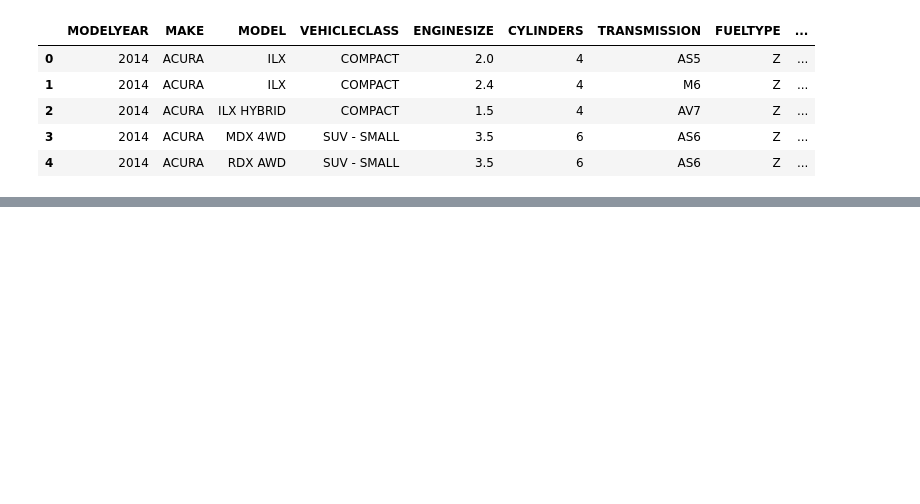
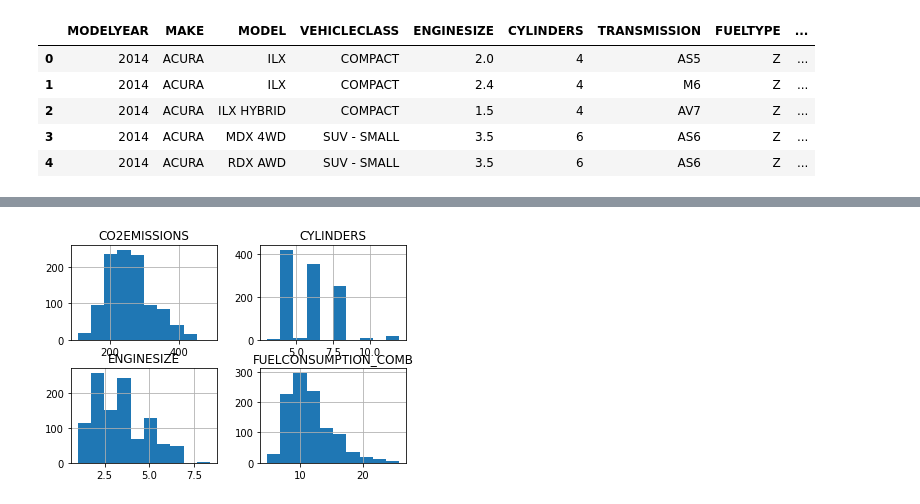
Before and after one commit to mohmaed7777/Machine-Learning-with-scikit-learn, a Jupyter notebook: Regression_sklearn101.ipynb, the cells around one changed output, grey strips where cells are left out. Drawn from its saved outputs; the diff is of its cells as text; code cells hidden in the pictures; blank space fills up the shorter version.

```diff
--- a/Regression_sklearn101.ipynb
+++ b/Regression_sklearn101.ipynb
@@ -39,0 +86,5 @@ df.head()
+# %%
+# Lets select some features to explore more :
+
+cdf = df[['ENGINESIZE', 'CYLINDERS','FUELCONSUMPTION_COMB','CO2EMISSIONS']]
+cdf.head(9)
@@ -39,0 +102,7 @@ df.head()
+# %%
+# We can plot each of these features :
+viz = cdf[['CYLINDERS','ENGINESIZE','CO2EMISSIONS','FUELCONSUMPTION_COMB']]
+viz.hist()
+plt.show()
+# %% [output]
+[figure, added]
```
Also changed, not shown: parts of 18 cells of this notebook.
